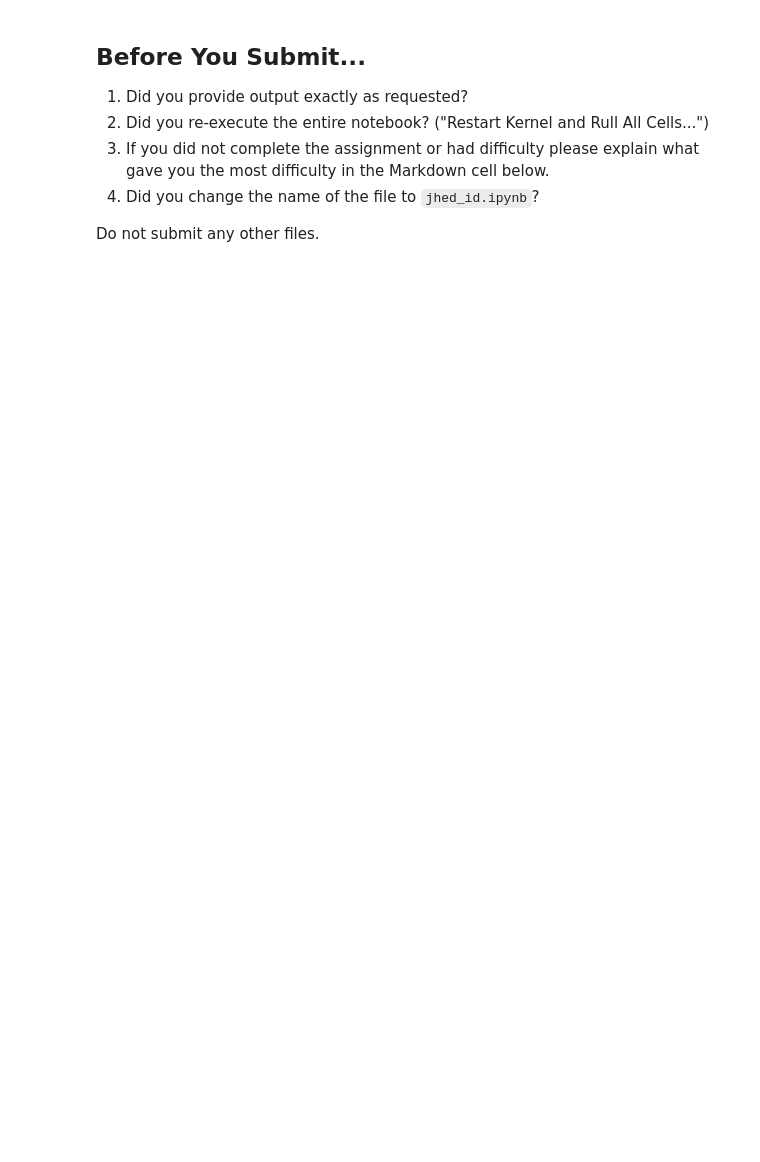
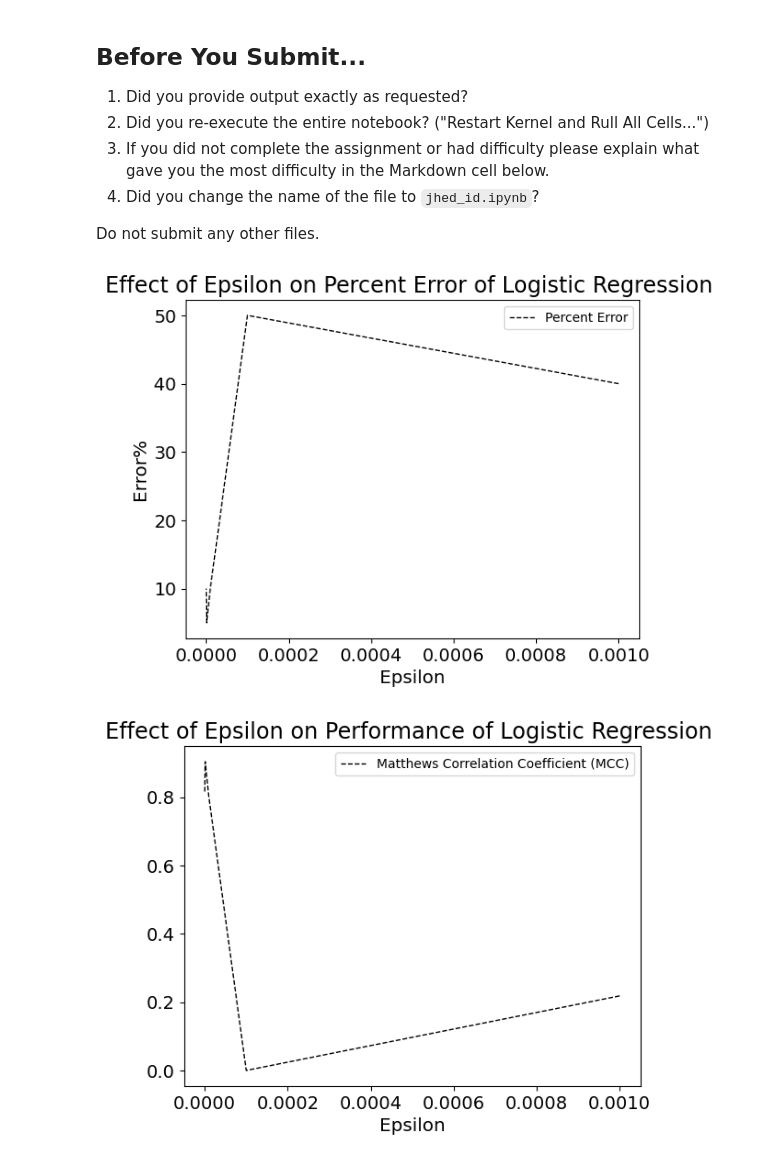
Before and after one commit to eved1018/EN.605.645.82.SP26, a Jupyter notebook: Module3/eedelst4_pa3.ipynb, the cells around one changed output. Drawn from its saved outputs; the diff is of its cells as text; code cells hidden in the pictures; blank space fills up the shorter version.

```diff
--- a/Module3/eedelst4_pa3.ipynb
+++ b/Module3/eedelst4_pa3.ipynb
@@ -402,14 +402,13 @@ assert error is None  # test 3 - error is none if target variable is non-binary
 def calculate_thetas(thetas: List[float], features: List[List[float]], ys: List[int], yhats: List[float], alpha: float) -> List[float]:
     n = len(ys)
 
-    ds = [(yh - y) for yh, y in zip(yhats, ys)]
+    djs = [0.0] * len(thetas) # list of partial derivs
+    for xs, yhat, y in zip(features, yhats, ys): # for i in n
+        delta_y = yhat - y
+        for j, x in enumerate(xs): # for j in m
+            djs[j] += x * delta_y # dj = xij * yhati - yi
 
-    js = [0.0] * len(thetas)
-    for c, xs in enumerate(features):
-        for j, x in enumerate(xs):
-            js[j] += x * ds[c]
-
-    thetas = [t - alpha * j / n for t, j in zip(thetas, js)]
+    thetas = [t - alpha * j / n for t, j in zip(thetas, djs)] # update thetas
     return thetas
 # %%
 # Tests
@@ -726,3 +731,47 @@ Confusion Matrix: {'TN': 85, 'TP': 79, 'FN': 21, 'FP': 15}
 4. Did you change the name of the file to `jhed_id.ipynb`?
 
 Do not submit any other files.
+# %%
+# Extra: Effect of Epsilon on Performance of Logistic Regression
+
+
+def run(epsilon):
+    data = generate_data(clean_data, 100, "hills")
+    thetas = learn_model(data, verbose=False, epsilon=epsilon)
+    test_data = generate_data(clean_data, 10, "hills")
+    result = apply_model(thetas, test_data)
+    confusion_matrix, percent_error, metrics = evaluate(result)
+    return percent_error, metrics["mcc"]
+
+
+pes = []
+mccs = []
+low = 3
+high = 8
+xvals = []
+for e in range(low, high):
+    epsilon=10**(-1*e)
+    xvals.append(epsilon)
+    pe, mcc = run(epsilon)
+    pes.append(pe)
+    mccs.append(mcc)
+
+plt.figure()
+plt.title("Effect of Epsilon on Percent Error of Logistic Regression ", size="xx-large")
+plt.ylabel("Error%", size="x-large")
+plt.xlabel("Epsilon", size="x-large")
+plt.plot(xvals, pes, "k^--", markersize=0,linewidth=1, label="Percent Error")
+plt.tick_params(axis="both", which="major", labelsize=14)
+plt.legend()
+plt.show()
+
+plt.figure()
+plt.title("Effect of Epsilon on Performance of Logistic Regression", size="xx-large")
+plt.xlabel("Epsilon", size="x-large")
+plt.plot(xvals, mccs, "k^--", markersize=0,linewidth=1, label="Matthews Correlation Coefficient (MCC)")
+plt.tick_params(axis="both", which="major", labelsize=14)
+plt.legend()
+plt.show()
+# %% [output]
+[figure, added]
+[figure, added]
```
Also changed, not shown: parts of 11 cells of this notebook.
